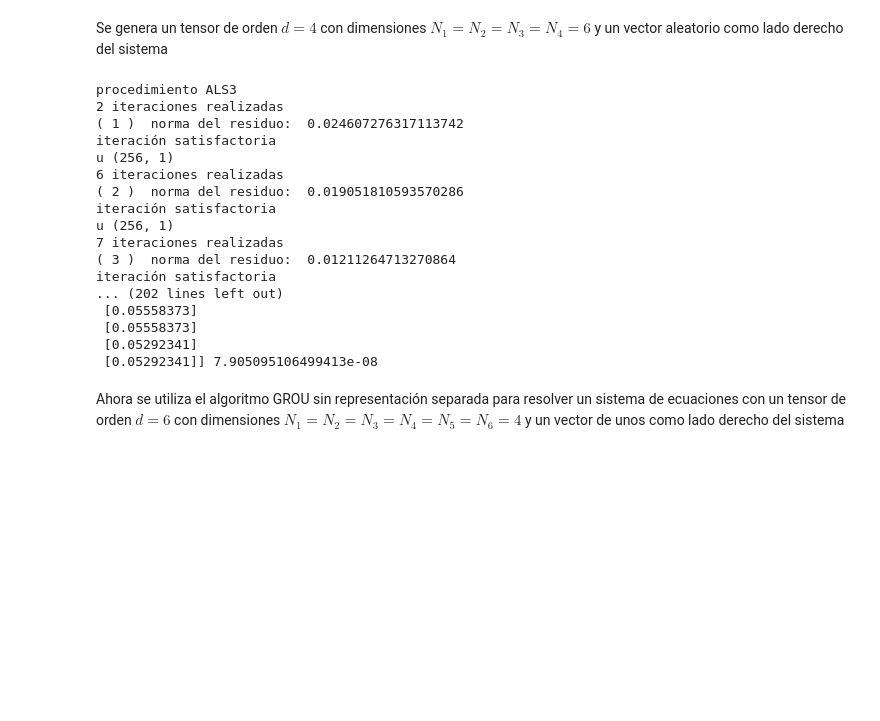
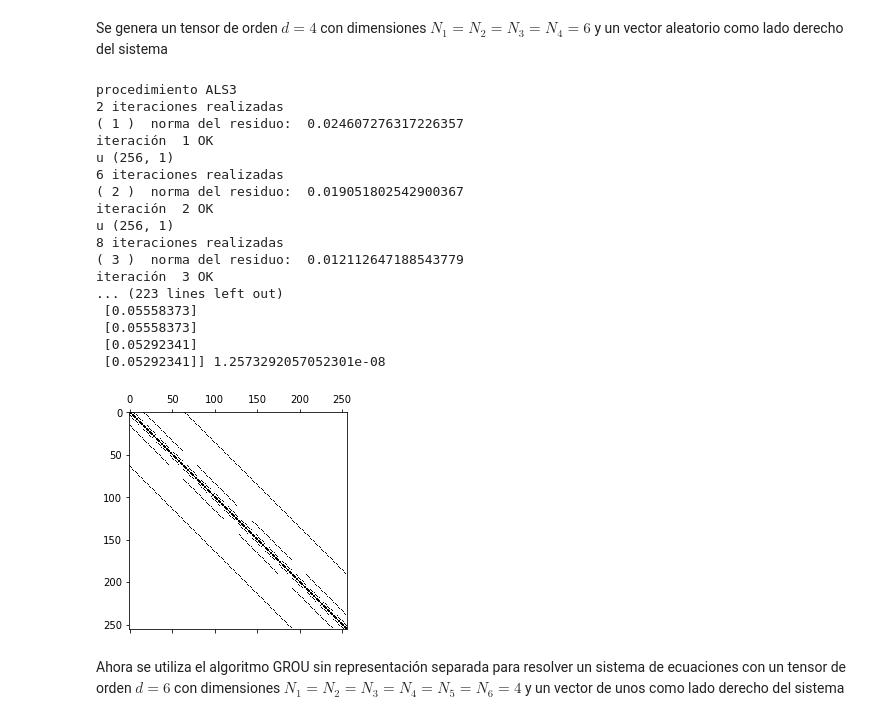
Before and after one commit to Carlos1388/groua, a Jupyter notebook: Greedy_Rank_One_Update.ipynb, the cells around one changed output. Drawn from its saved outputs; the diff is of its cells as text; code cells hidden in the pictures; blank space fills up the shorter version.

```diff
--- a/Greedy_Rank_One_Update.ipynb
+++ b/Greedy_Rank_One_Update.ipynb
@@ -380,43 +891,46 @@ a = -np.ones(3)
 A = np.diag(a, -1) + np.diag(a, 1)
 A = np.diag(6*np.ones(4), 0) + A
 A = kronecker_product_l([A, np.eye(4), np.eye(4), np.eye(4)])+kronecker_product_l([np.eye(4), A, np.eye(4), np.eye(4)])+kronecker_product_l([np.eye(4), np.eye(4), A, np.eye(4)])+kronecker_product_l([np.eye(4), np.eye(4), np.eye(4), A])
+
+plt.spy(A)
 #
 #
 #
 # ----------------------------------------------------------------------------------------------------------------------
 # *****      definimos f                                                                                            *****
 f = 1*np.ones(np.prod(N))
 
 # ----------------------------------------------------------------------------------------------------------------------
 # *****     definimos los parámetros del problema                                                                   *****
 itera_max = 10
 tol = 2.22E-16
 rank_max = 1000
 e = 1.0E-8
 
 # ----------------------------------------------------------------------------------------------------------------------
 # *****     resolvemos el problema                                                                                  *****
 
 result = GROU(f, A, e, tol, rank_max, itera_max, N=[4, 4, 4, 4], inner_procedure=ALS3)
 print(result[0][:9],result[1])
 # %% [output]
 procedimiento ALS3
 2 iteraciones realizadas
-( 1 )  norma del residuo:  0.024607276317113742
-iteración satisfactoria
+( 1 )  norma del residuo:  0.024607276317226357
+iteración  1 OK
 u (256, 1)
 6 iteraciones realizadas
-( 2 )  norma del residuo:  0.019051810593570286
-iteración satisfactoria
+( 2 )  norma del residuo:  0.019051802542900367
+iteración  2 OK
 u (256, 1)
-7 iteraciones realizadas
-( 3 )  norma del residuo:  0.01211264713270864
-iteración satisfactoria
-... (202 lines left out)
+8 iteraciones realizadas
+( 3 )  norma del residuo:  0.012112647188543779
+iteración  3 OK
+... (223 lines left out)
  [0.05558373]
  [0.05558373]
  [0.05292341]
- [0.05292341]] 7.905095106499413e-08
+ [0.05292341]] 1.2573292057052301e-08
+[figure, added]
 # %% [markdown]
 Ahora se utiliza el algoritmo GROU sin representación separada para resolver un sistema de ecuaciones con un tensor de orden $d=6$ con dimensiones $N_1 = N_2 = N_3 = N_4 = N_5 = N_6 = 4$ y un vector de unos como lado derecho del sistema
 # %%
```
Also changed, not shown: parts of 8 cells of this notebook.
